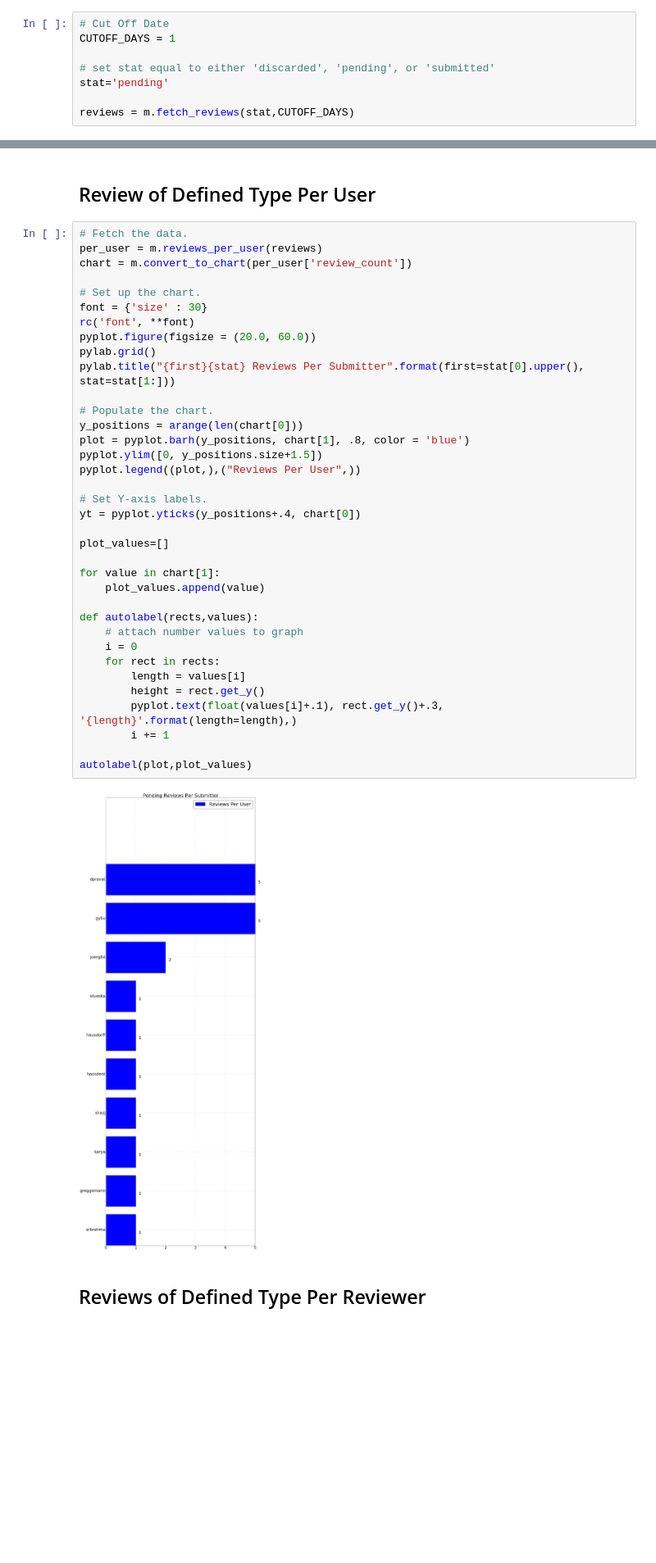
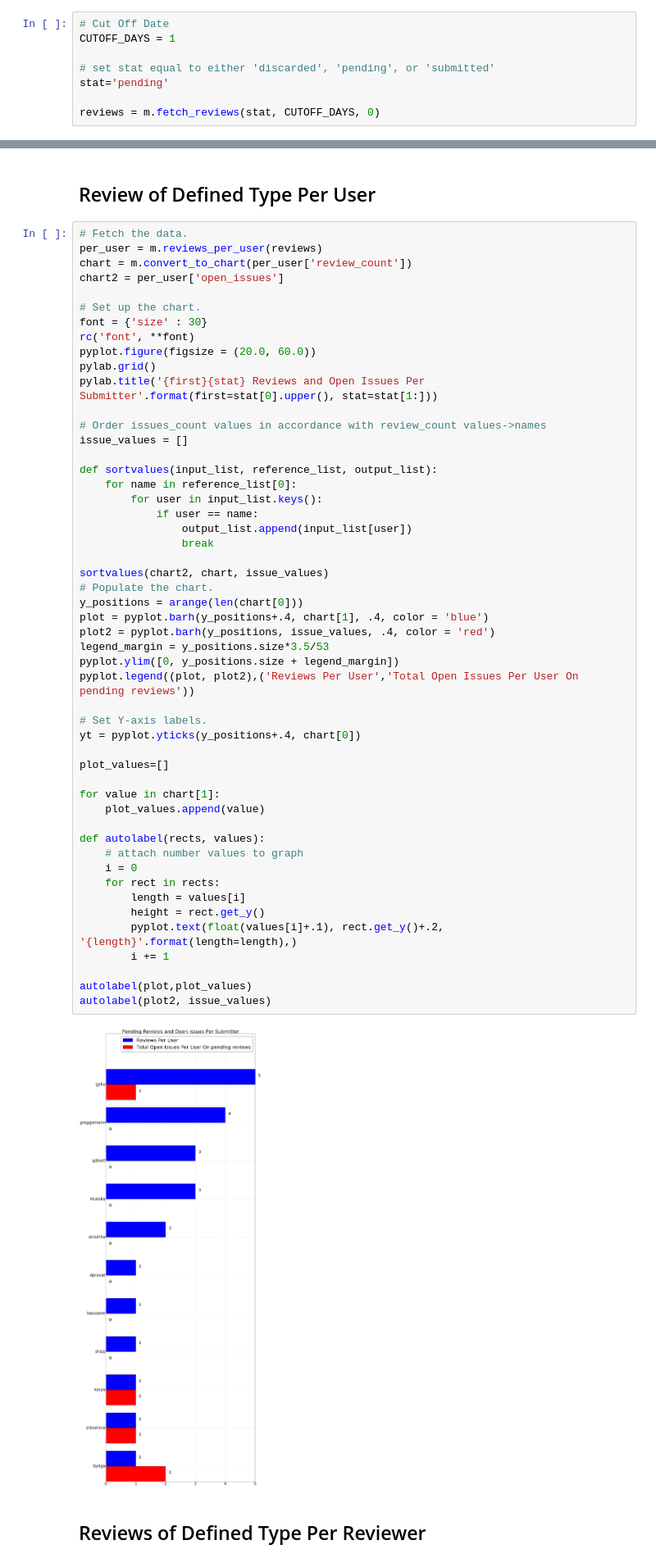
Before and after one commit to mesosphere/rb-stats, a Jupyter notebook: Mesos Review Board.ipynb, the cells around one changed output, grey strips where cells are left out. Shown at 82% size. Drawn from its saved outputs; the diff is of its cells as text; blank space fills up the shorter version.

```diff
--- a/Mesos Review Board.ipynb
+++ b/Mesos Review Board.ipynb
@@ -27,6 +27,6 @@ CUTOFF_DAYS = 1
 # set stat equal to either 'discarded', 'pending', or 'submitted'
 stat='pending'
 
-reviews = m.fetch_reviews(stat,CUTOFF_DAYS)
+reviews = m.fetch_reviews(stat, CUTOFF_DAYS, 0)
 # %% [output]
 Fetching pending reviews from Review Board. Please wait...
@@ -38,40 +38,55 @@ Review of Defined Type Per User
 # Fetch the data.
 per_user = m.reviews_per_user(reviews)
 chart = m.convert_to_chart(per_user['review_count'])
+chart2 = per_user['open_issues']
 
 # Set up the chart.
 font = {'size' : 30}
 rc('font', **font)
 pyplot.figure(figsize = (20.0, 60.0))
 pylab.grid()
-pylab.title("{first}{stat} Reviews Per Submitter".format(first=stat[0].upper(), stat=stat[1:]))
+pylab.title('{first}{stat} Reviews and Open Issues Per Submitter'.format(first=stat[0].upper(), stat=stat[1:]))
 
+# Order issues_count values in accordance with review_count values->names
+issue_values = []
+
+def sortvalues(input_list, reference_list, output_list):
+    for name in reference_list[0]:
+        for user in input_list.keys():
+            if user == name:
+                output_list.append(input_list[user])
+                break
+
+sortvalues(chart2, chart, issue_values)
 # Populate the chart.
 y_positions = arange(len(chart[0]))
-plot = pyplot.barh(y_positions, chart[1], .8, color = 'blue')
-pyplot.ylim([0, y_positions.size+1.5])
-pyplot.legend((plot,),("Reviews Per User",))
+plot = pyplot.barh(y_positions+.4, chart[1], .4, color = 'blue')
+plot2 = pyplot.barh(y_positions, issue_values, .4, color = 'red')
+legend_margin = y_positions.size*3.5/53
+pyplot.ylim([0, y_positions.size + legend_margin])
+pyplot.legend((plot, plot2),('Reviews Per User','Total Open Issues Per User On pending reviews'))
 
 # Set Y-axis labels.
 yt = pyplot.yticks(y_positions+.4, chart[0])
 
 plot_values=[]
 
 for value in chart[1]:
     plot_values.append(value)
 
-def autolabel(rects,values):
+def autolabel(rects, values):
     # attach number values to graph
     i = 0
     for rect in rects:
         length = values[i]
         height = rect.get_y()
-        pyplot.text(float(values[i]+.1), rect.get_y()+.3, '{length}'.format(length=length),)
+        pyplot.text(float(values[i]+.1), rect.get_y()+.2, '{length}'.format(length=length),)
         i += 1
 
 autolabel(plot,plot_values)
+autolabel(plot2, issue_values)
 # %% [output]
-[figure, old version]
+[figure, new version]
 # %% [markdown]
 Reviews of Defined Type Per Reviewer
 ---
```
Also changed, not shown: parts of 5 cells of this notebook, 1 other file.
